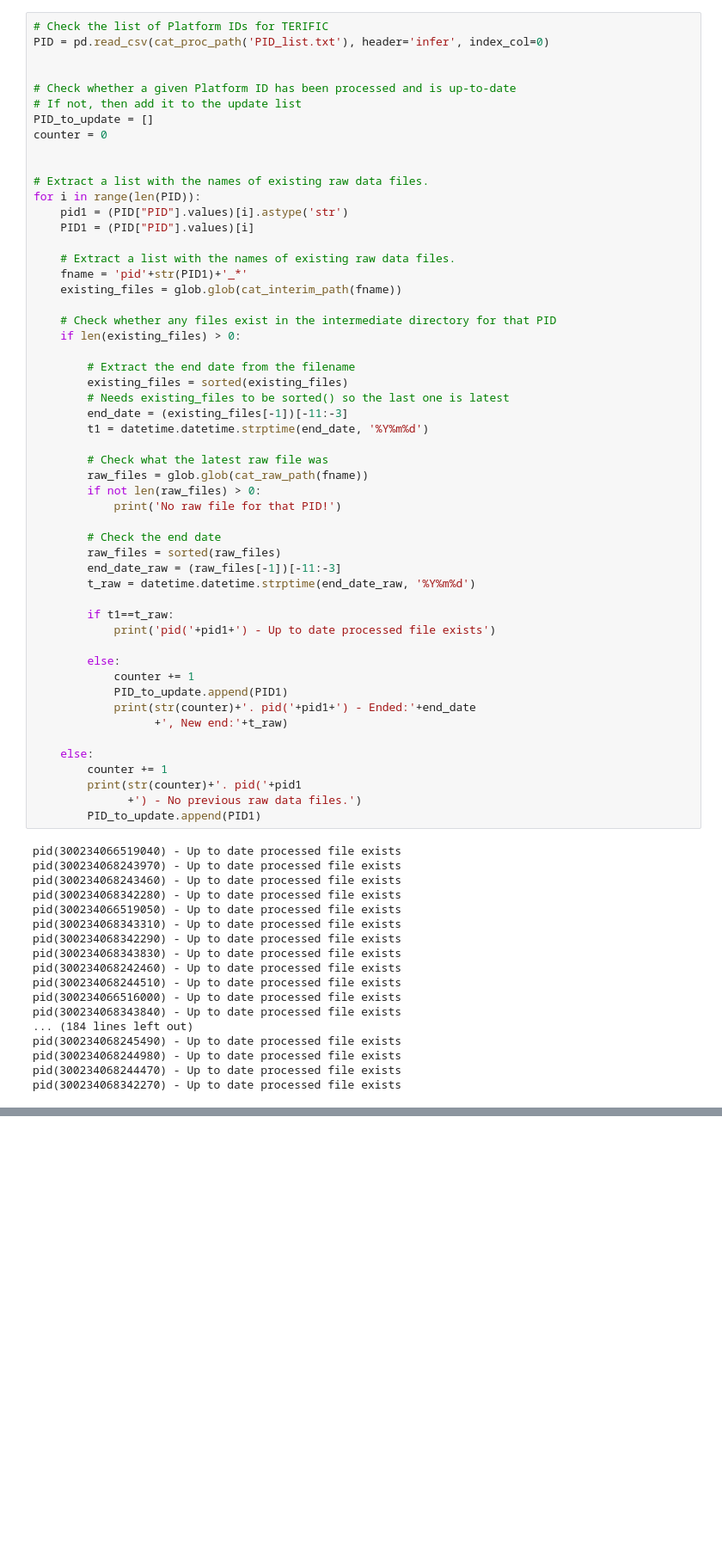
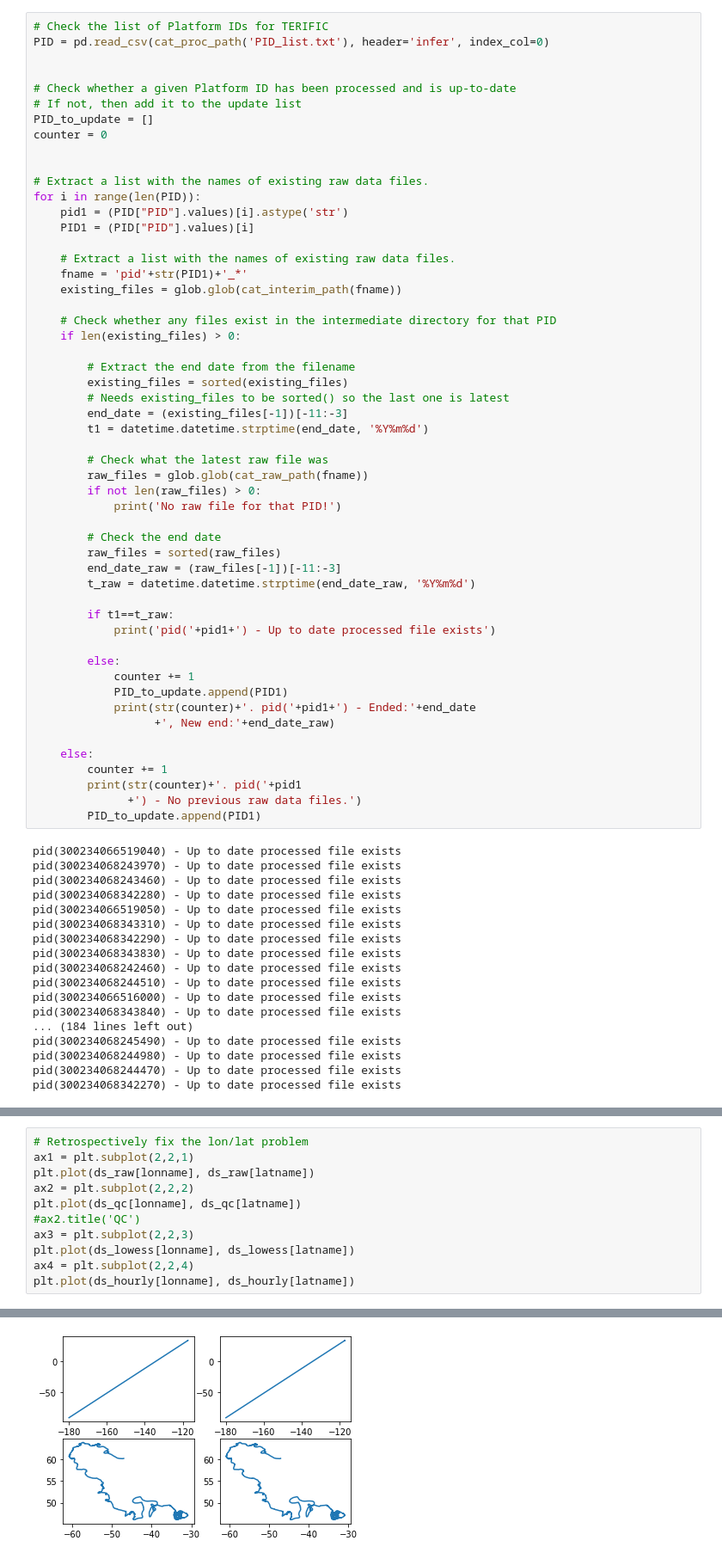
Before and after one commit to eleanorfrajka/drifters, a Jupyter notebook: 02-code/02-process_data.ipynb, the cells around one changed output, grey strips where cells are left out. Shown: that part at 86% size. Cells and saved outputs as stored; diff of their text form; blank space fills up the shorter version.

```diff
--- a/02-code/02-process_data.ipynb
+++ b/02-code/02-process_data.ipynb
@@ -160,7 +160,7 @@ for i in range(len(PID)):
             counter += 1
             PID_to_update.append(PID1)
             print(str(counter)+'. pid('+pid1+') - Ended:'+end_date
-                  +', New end:'+t_raw)
+                  +', New end:'+end_date_raw)
 
     else:
         counter += 1
@@ -503,0 +291,12 @@ varname
+# %%
+# Retrospectively fix the lon/lat problem
+ax1 = plt.subplot(2,2,1)
+plt.plot(ds_raw[lonname], ds_raw[latname])
+ax2 = plt.subplot(2,2,2)
+plt.plot(ds_qc[lonname], ds_qc[latname])
+#ax2.title('QC')
+ax3 = plt.subplot(2,2,3)
+plt.plot(ds_lowess[lonname], ds_lowess[latname])
+ax4 = plt.subplot(2,2,4)
+plt.plot(ds_hourly[lonname], ds_hourly[latname])
+# %% [output]
@@ -503,0 +304 @@ varname
+[figure, added]
```
Also changed, not shown: parts of 9 cells of this notebook, 10 other files.
